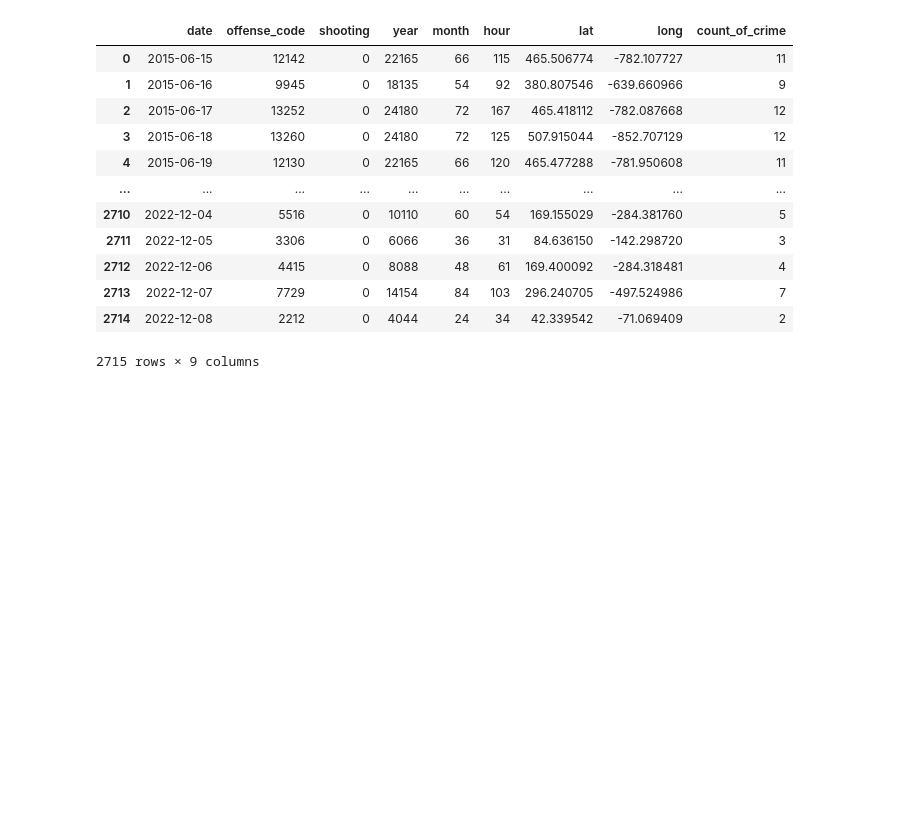
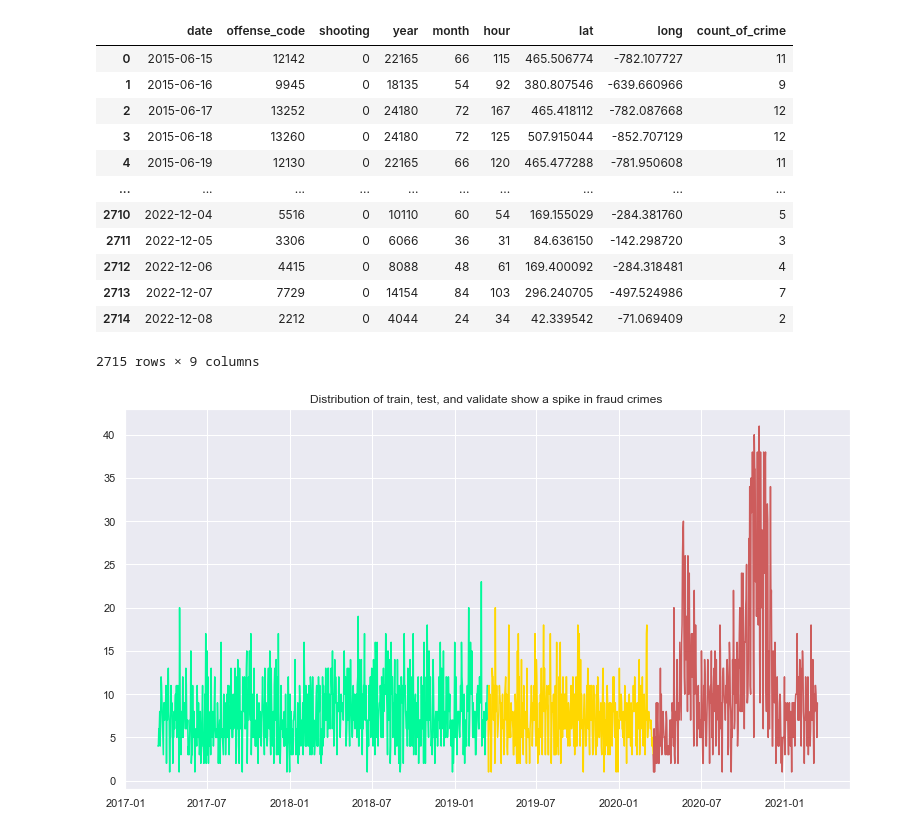
Before and after one commit to cristinalucin/boston-crime-data-project, a Jupyter notebook: Project Notebook.ipynb, the cells around one changed output. Cells and saved outputs as stored; diff of their text form; code cells hidden in the pictures; blank space fills up the shorter version.

```diff
--- a/Project Notebook.ipynb
+++ b/Project Notebook.ipynb
@@ -2356,3 +2389,13 @@ fraud_df
 | 2713 | 2022-12-07 | 7729 | 0 | 14154 | 84 | 103 | 296.240705 | -497.524986 | 7 |
 | 2714 | 2022-12-08 | 2212 | 0 | 4044 | 24 | 34 | 42.339542 | -71.069409 | 2 |
 2715 rows × 9 columns
+# %%
+train, validate, test = e.train_validate_test_split(fraud_df)
+# %%
+plt.title('Distribution of train, test, and validate show a spike in fraud crimes ')
+plt.plot(train.index, train.count_of_crime, color='mediumspringgreen')
+plt.plot(validate.index, validate.count_of_crime, color='gold')
+plt.plot(test.index, test.count_of_crime, color='indianred')
+plt.show()
+# %% [output]
+[figure, added]
```
Also changed, not shown: parts of 5 cells of this notebook, 2 other files.
